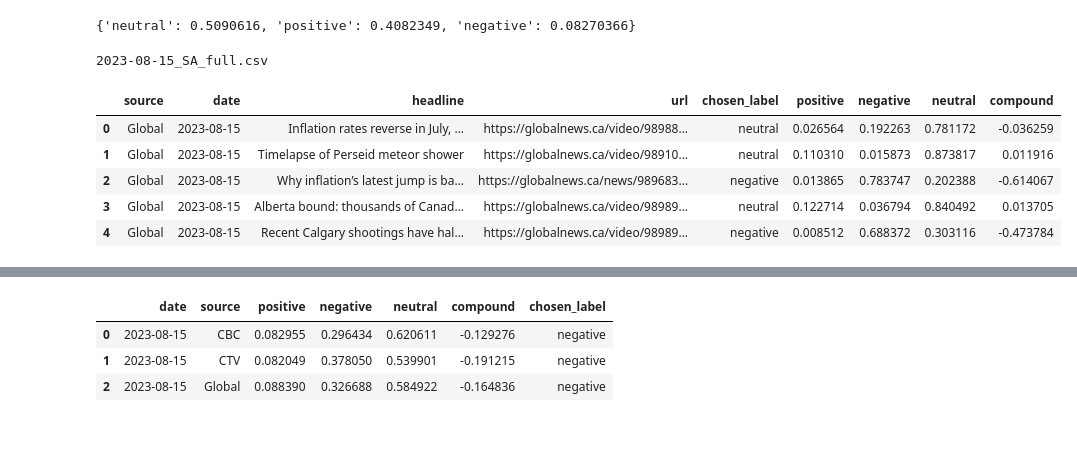
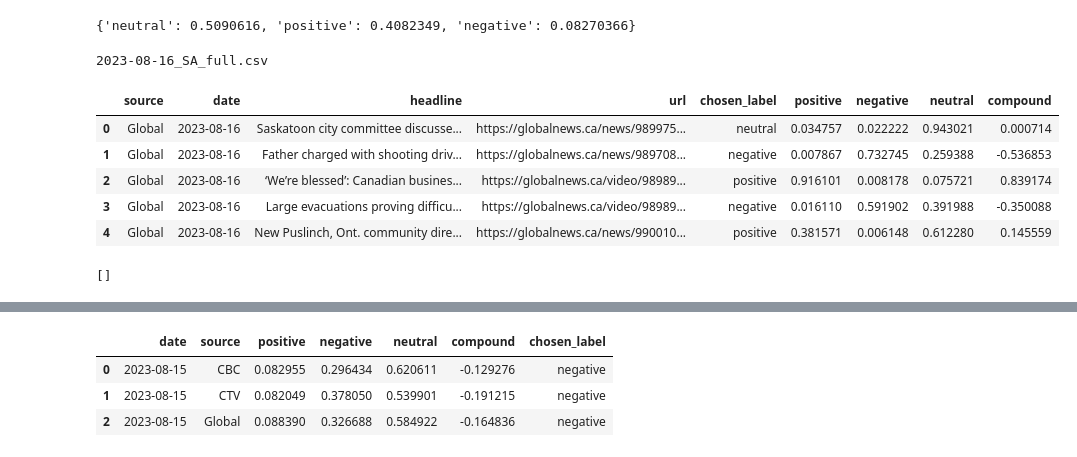
Before and after one commit to kmaurinjones/DailyNewsDriftCanada, a Jupyter notebook: notebooks/scraping.ipynb, the cells around one changed output, grey strips where cells are left out. Saved outputs shown, nothing was run; the diff lists cells and outputs as text; code cells hidden in the pictures.

```diff
--- a/notebooks/scraping.ipynb
+++ b/notebooks/scraping.ipynb
@@ -597,22 +597,27 @@ sa_model(headline = "hello")
 # %%
 data_dir = "../data/"
 dfs = []
 for fpath in os.listdir(data_dir):
-    if '2023-08-15' in fpath:
+    if '2023-08-16' in fpath:
         if 'full' in fpath:
             print(fpath)
             dfs.append(pd.read_csv(data_dir + fpath))
 
-df = dfs[0].copy().drop(columns = 'chosen_label_val')
+df = dfs[0].copy()#.drop(columns = 'chosen_label_val')
 df.head(5)
 # %% [output]
-2023-08-15_SA_full.csv
+2023-08-16_SA_full.csv
 |  | source | date | headline | url | chosen_label | positive | negative | neutral | compound |
-| 0 | Global | 2023-08-15 | Inflation rates reverse in July, ... | https://globalnews.ca/video/98988... | neutral | 0.026564 | 0.192263 | 0.781172 | -0.036259 |
-| 1 | Global | 2023-08-15 | Timelapse of Perseid meteor shower | https://globalnews.ca/video/98910... | neutral | 0.110310 | 0.015873 | 0.873817 | 0.011916 |
-| 2 | Global | 2023-08-15 | Why inflation’s latest jump is ba... | https://globalnews.ca/news/989683... | negative | 0.013865 | 0.783747 | 0.202388 | -0.614067 |
-| 3 | Global | 2023-08-15 | Alberta bound: thousands of Canad... | https://globalnews.ca/video/98989... | neutral | 0.122714 | 0.036794 | 0.840492 | 0.013705 |
-| 4 | Global | 2023-08-15 | Recent Calgary shootings have hal... | https://globalnews.ca/video/98989... | negative | 0.008512 | 0.688372 | 0.303116 | -0.473784 |
+| 0 | Global | 2023-08-16 | Saskatoon city committee discusse... | https://globalnews.ca/news/989975... | neutral | 0.034757 | 0.022222 | 0.943021 | 0.000714 |
+| 1 | Global | 2023-08-16 | Father charged with shooting driv... | https://globalnews.ca/news/989708... | negative | 0.007867 | 0.732745 | 0.259388 | -0.536853 |
+| 2 | Global | 2023-08-16 | ‘We’re blessed’: Canadian busines... | https://globalnews.ca/video/98989... | positive | 0.916101 | 0.008178 | 0.075721 | 0.839174 |
+| 3 | Global | 2023-08-16 | Large evacuations proving difficu... | https://globalnews.ca/video/98989... | negative | 0.016110 | 0.591902 | 0.391988 | -0.350088 |
+| 4 | Global | 2023-08-16 | New Puslinch, Ont. community dire... | https://globalnews.ca/news/990010... | positive | 0.381571 | 0.006148 | 0.612280 | 0.145559 |
+# %%
+df = df.sort_values(by = 'compound', ascending = True).reset_index(drop = True)
+[id for id, headline in enumerate(df['headline']) if "jank" in headline.lower()]
+# %% [output]
+[]
 # %%
 for row in tqdm(df.index, desc = "Headlines"):
 
```
Also changed, not shown: 1 other file.
